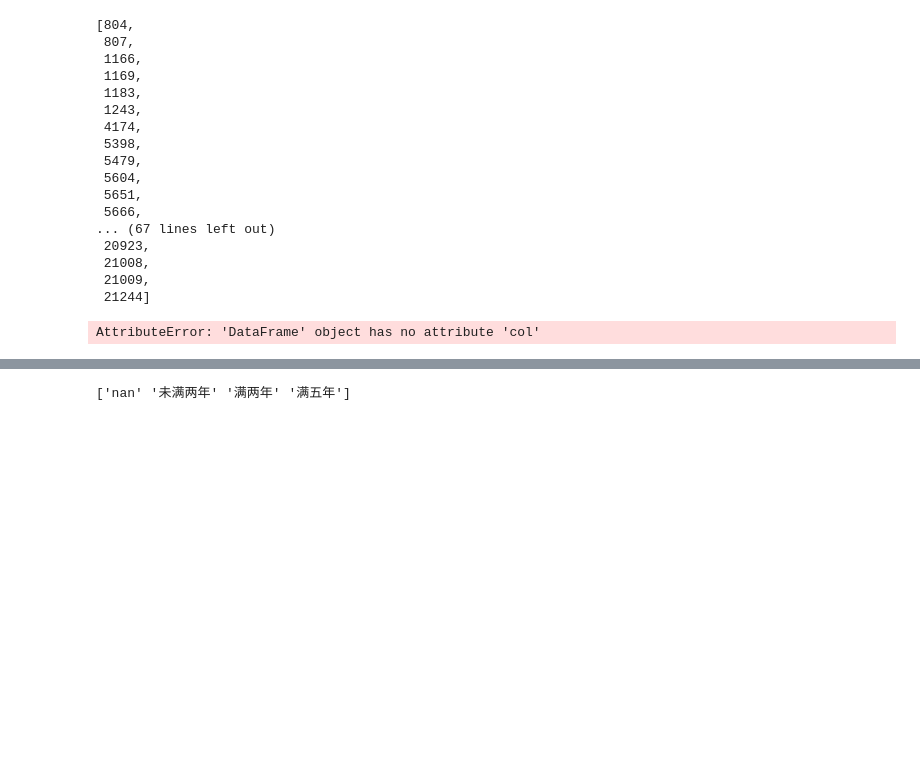
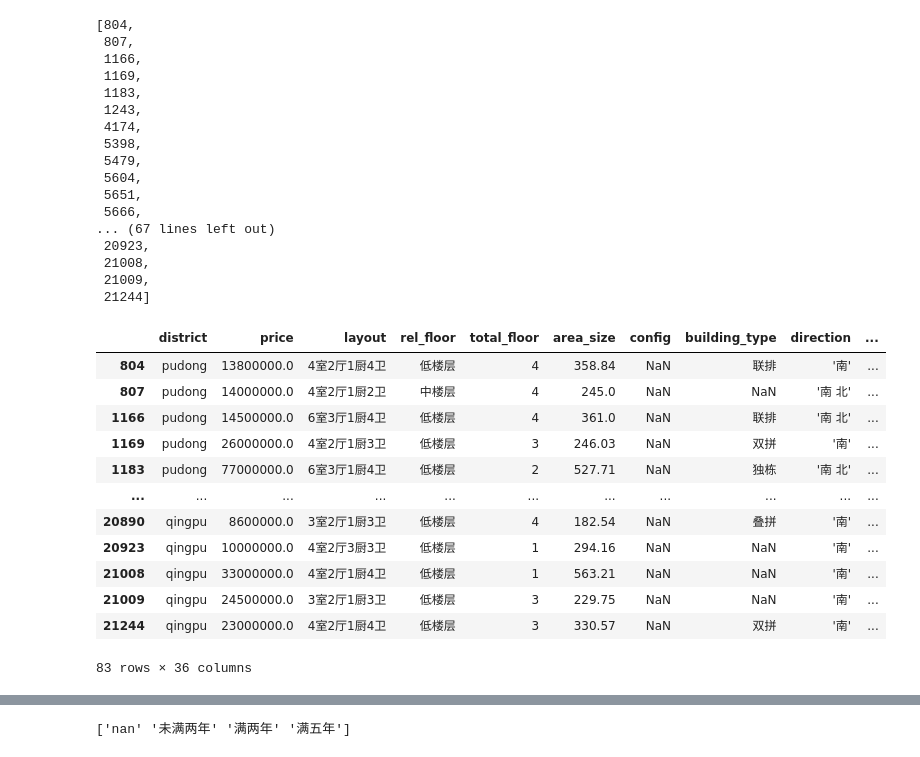
Before and after one commit to hyj55/STAT4011_Project1, a Jupyter notebook: code/data_cleaning.ipynb, the cells around one changed output, grey strips where cells are left out. Cells and saved outputs as stored; diff of their text form; code cells hidden in the pictures; blank space fills up the shorter version.

```diff
--- a/code/data_cleaning.ipynb
+++ b/code/data_cleaning.ipynb
@@ -335,6 +257,7 @@ print(np.unique(con))
 ['108.88㎡' '182.54㎡' '303.19㎡' '356.3㎡' '403.3㎡' '538.45㎡' '555.51㎡' 'nan'
  '复式' '平层' '跃层' '错层']
 # %%
+#we found that there are duplicated area size data in the config data, and removed them in this section
 for i in range(len(con)):
   if(con[i].find("㎡")!=-1):
-    df.loc[i,"config"]==np.nan
+    df.loc[i,"config"]=np.nan
@@ -391,3 +264,8 @@ Name: building_type, Length: 21299, dtype: object
+# %%
+config = df["config"]
+df2 = pd.get_dummies(pd.Series(config))
+df2.columns=["duplex_config","levelling_config","yue_config","split_level_config"]
+df = pd.concat([df,df2],axis=1)
 # %%
 bt = df["building_type"]
 btt = np.array(bt)
@@ -420,17 +299,34 @@ anomaly_list
  21008,
  21009,
  21244]
+# %%
+df_correct = pd.read_csv(data_wd,header=None).astype("str")
+df_correct.index = range(21299)
 # %%
 for i in anomaly_list:
   struct = df.iloc[i]["building_type"]
   bt = df.iloc[i]["structure"]
   renova = df.iloc[i]["direction"]
-  df.col[i,"building_type"]=bt
-  df.col[i,"structure"]=struct
-  df.col[i,"renovation_status"]=renova
-  df.col[i,"direction"]=df_correct.iloc[i+3,11]
+  df.loc[i,"building_type"]=bt
+  df.loc[i,"structure"]=struct
+  df.loc[i,"renovation_status"]=renova
+  df.loc[i,"direction"]=df_correct.iloc[i,11]
-# %% [output]
-AttributeError: 'DataFrame' object has no attribute 'col'
+# %%
+df.iloc[anomaly_list]
+# %% [output]
+|  | district | price | layout | rel_floor | total_floor | area_size | config | building_type | direction | ... |
+| 804 | pudong | 13800000.0 | 4室2厅1厨4卫 | 低楼层 | 4 | 358.84 | NaN | 联排 | '南' | ... |
+| 807 | pudong | 14000000.0 | 4室2厅1厨2卫 | 中楼层 | 4 | 245.0 | NaN | NaN | '南 北' | ... |
+| 1166 | pudong | 14500000.0 | 6室3厅1厨4卫 | 低楼层 | 4 | 361.0 | NaN | 联排 | '南 北' | ... |
+| 1169 | pudong | 26000000.0 | 4室2厅1厨3卫 | 低楼层 | 3 | 246.03 | NaN | 双拼 | '南' | ... |
+| 1183 | pudong | 77000000.0 | 6室3厅1厨4卫 | 低楼层 | 2 | 527.71 | NaN | 独栋 | '南 北' | ... |
+| ... | ... | ... | ... | ... | ... | ... | ... | ... | ... | ... |
+| 20890 | qingpu | 8600000.0 | 3室2厅1厨3卫 | 低楼层 | 4 | 182.54 | NaN | 叠拼 | '南' | ... |
+| 20923 | qingpu | 10000000.0 | 4室2厅3厨3卫 | 低楼层 | 1 | 294.16 | NaN | NaN | '南' | ... |
+| 21008 | qingpu | 33000000.0 | 4室2厅1厨4卫 | 低楼层 | 1 | 563.21 | NaN | NaN | '南' | ... |
+| 21009 | qingpu | 24500000.0 | 3室2厅1厨3卫 | 低楼层 | 3 | 229.75 | NaN | NaN | '南' | ... |
+| 21244 | qingpu | 23000000.0 | 4室2厅1厨4卫 | 低楼层 | 3 | 330.57 | NaN | 双拼 | '南' | ... |
+83 rows × 36 columns
 # %%
 #building type
 bt = df["building_type"]
```
Also changed, not shown: parts of 73 cells of this notebook, 6 other files.
